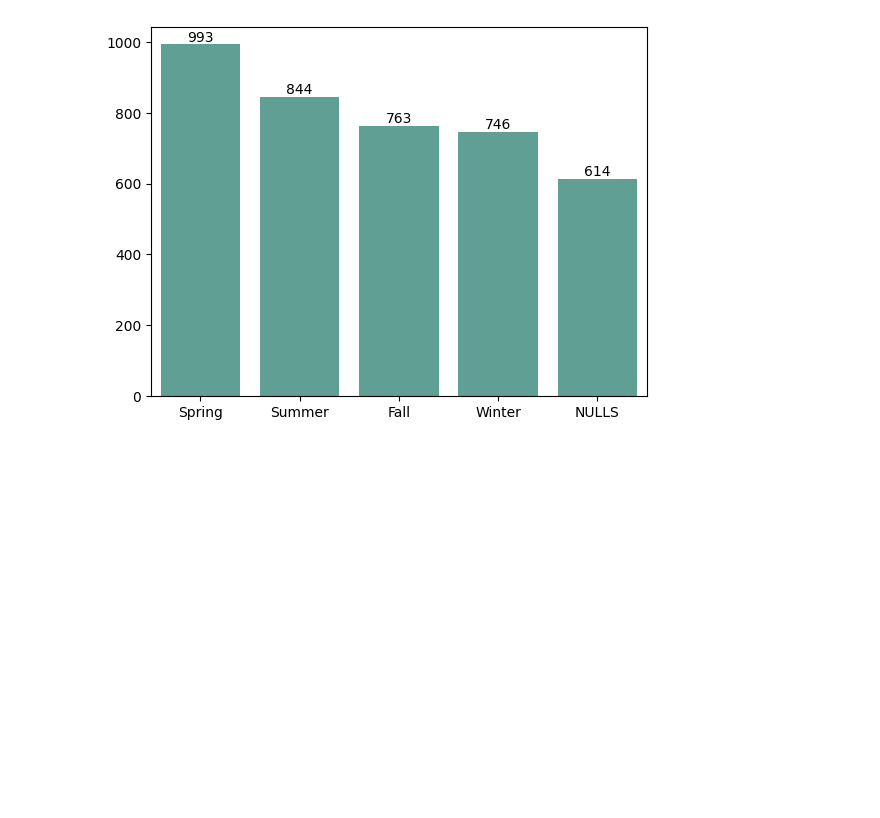
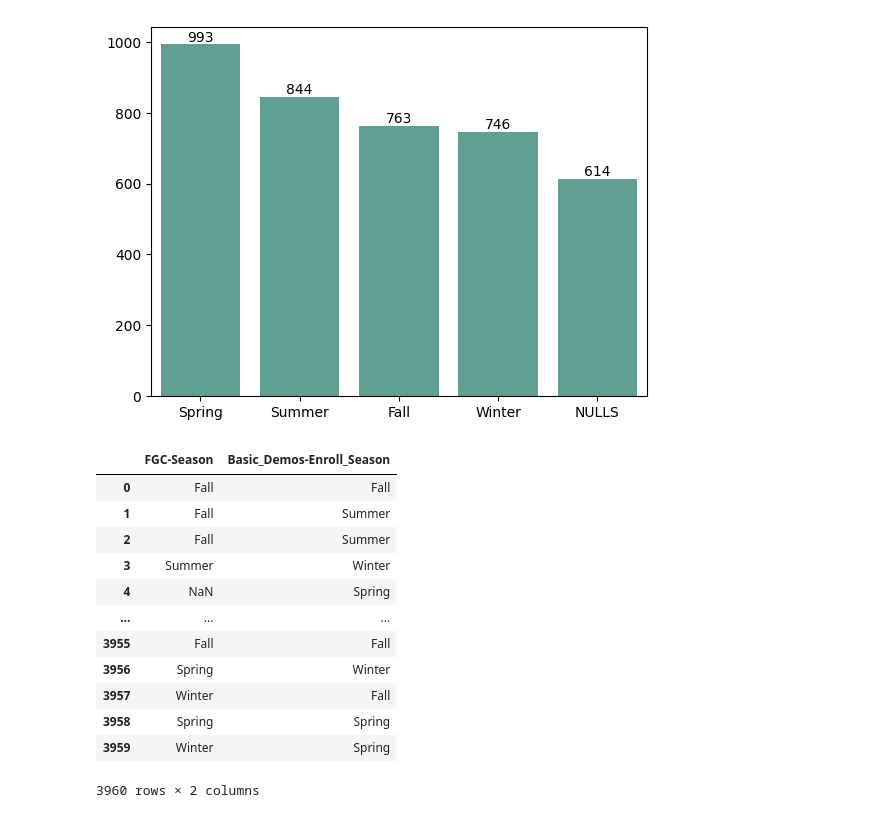
Before and after one commit to dileepNaiduOne/child-problematic-internet-usage, a Jupyter notebook: EDA.ipynb, the cells around one changed output. Drawn from its saved outputs; the diff is of its cells as text; code cells hidden in the pictures; blank space fills up the shorter version.

```diff
--- a/EDA.ipynb
+++ b/EDA.ipynb
@@ -142,3 +142,19 @@ Index(['id', 'Basic_Demos-Enroll_Season', 'Basic_Demos-Age', 'Basic_Demos-Sex',
 draw_barchart("FGC-Season")
 # %% [output]
 [figure]
+# %%
+df[["FGC-Season", 'Basic_Demos-Enroll_Season']]
+# %% [output]
+|  | FGC-Season | Basic_Demos-Enroll_Season |
+| 0 | Fall | Fall |
+| 1 | Fall | Summer |
+| 2 | Fall | Summer |
+| 3 | Summer | Winter |
+| 4 | NaN | Spring |
+| ... | ... | ... |
+| 3955 | Fall | Fall |
+| 3956 | Spring | Winter |
+| 3957 | Winter | Fall |
+| 3958 | Spring | Spring |
+| 3959 | Winter | Spring |
+3960 rows × 2 columns
```
Also changed, not shown: parts of 4 cells of this notebook.
